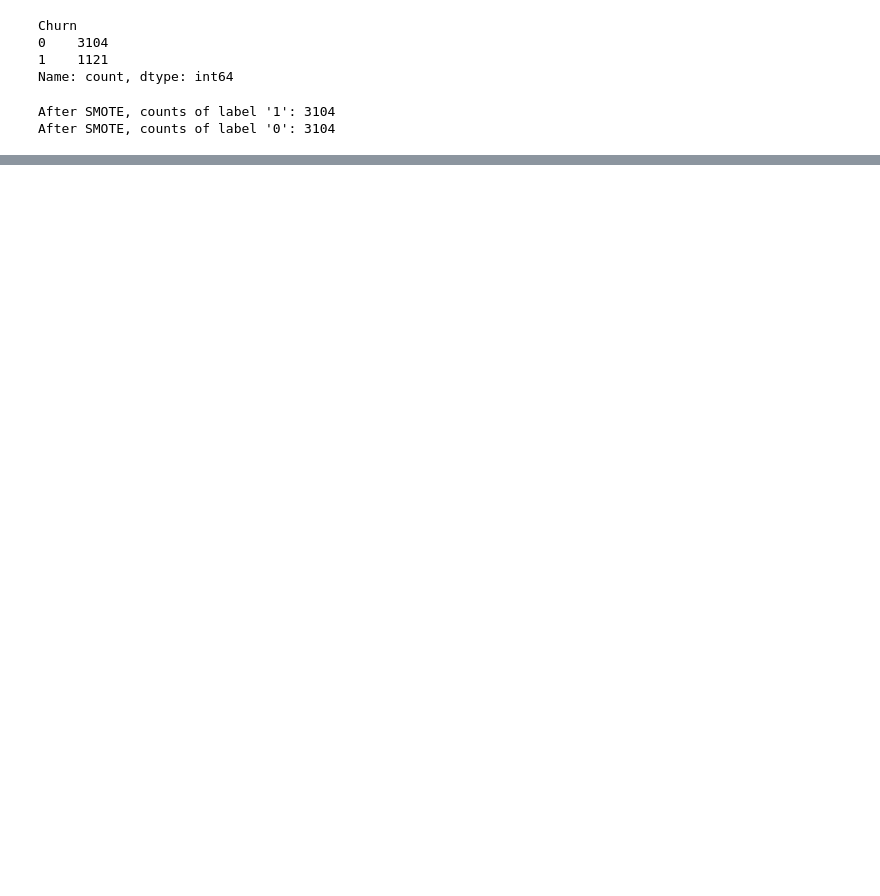
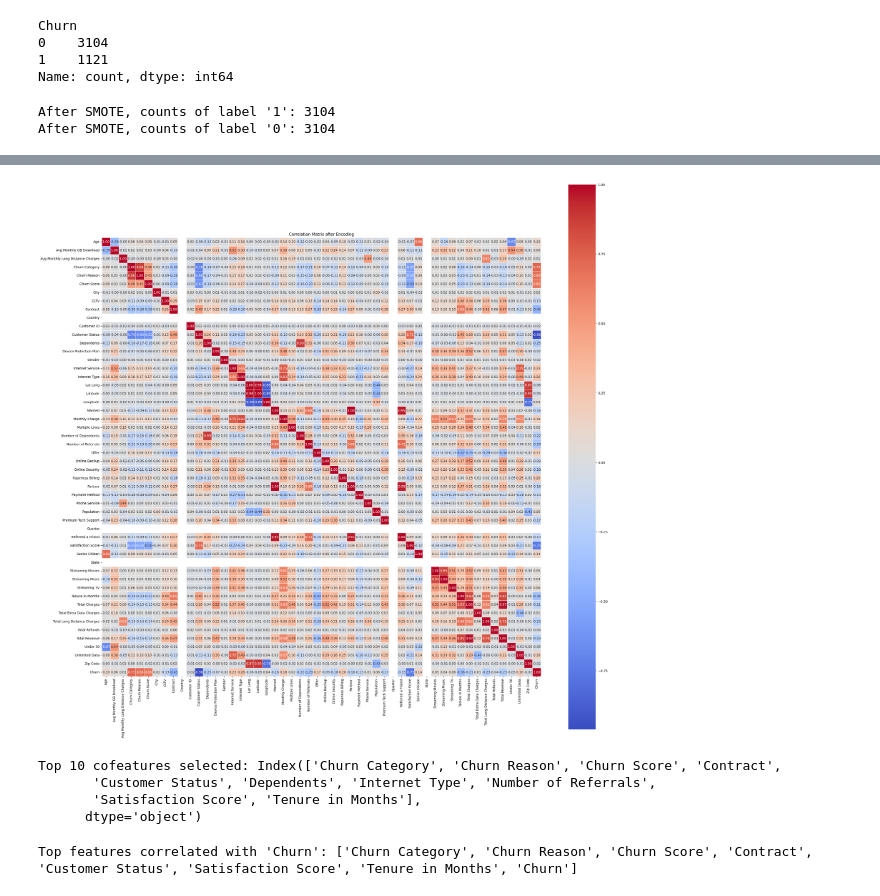
Before and after one commit to Mouaz-Ahmed-Alazazy/telco-customer-churn-project, a Jupyter notebook: Preprocess_blocks.ipynb, the cells around one changed output, grey strips where cells are left out. Saved outputs shown, nothing was run; the diff lists cells and outputs as text; code cells hidden in the pictures; blank space fills up the shorter version.

Commit message:
Encoding and Feature Importance

```diff
--- a/Preprocess_blocks.ipynb
+++ b/Preprocess_blocks.ipynb
@@ -74,3 +68,11 @@ print("After SMOTE, counts of label '0': {} \n".format(sum(y_train_res==0)))
 # %% [output]
 After SMOTE, counts of label '1': 3104
 After SMOTE, counts of label '0': 3104
+# %%
+from sklearn.preprocessing import OrdinalEncoder
+encoder = OrdinalEncoder()
+df_encoded = df.copy()
+categorical_cols = df_encoded.select_dtypes(include=['object']).columns
+df_encoded[categorical_cols] = encoder.fit_transform(df_encoded[categorical_cols])
+df_encoded.fillna(0, inplace=True)
+df_encoded
@@ -76,0 +93,24 @@ After SMOTE, counts of label '0': 3104
+# %%
+plt.figure(figsize=(30, 30))
+sns.heatmap(df_encoded.corr(), annot=True, fmt=".2f", cmap='coolwarm',square=True,linewidths=.5)
+plt.title('Correlation Matrix after Encoding')
+plt.show()
+# %% [output]
+[figure, added]
+# %%
+from sklearn.feature_selection import SelectKBest, f_classif
+selector = SelectKBest(score_func=f_classif, k=10)
+X_new = selector.fit_transform(df_encoded.drop('Churn', axis=1), df_encoded['Churn'])
+selected_features = df_encoded.drop('Churn', axis=1).columns[selector.get_support()]
+print("Top 10 cofeatures selected:", selected_features)
+# %% [output]
+Top 10 cofeatures selected: Index(['Churn Category', 'Churn Reason', 'Churn Score', 'Contract',
+       'Customer Status', 'Dependents', 'Internet Type', 'Number of Referrals',
+       'Satisfaction Score', 'Tenure in Months'],
+      dtype='object')
+# %%
+corr_target = df_encoded.corr()['Churn'].abs()
+top_features = corr_target[corr_target >= 0.30].index.tolist()
+print("Top features correlated with 'Churn':", top_features)
+# %% [output]
+Top features correlated with 'Churn': ['Churn Category', 'Churn Reason', 'Churn Score', 'Contract', 'Customer Status', 'Satisfaction Score', 'Tenure in Months', 'Churn']
```
Also changed, not shown: parts of 3 cells of this notebook.
